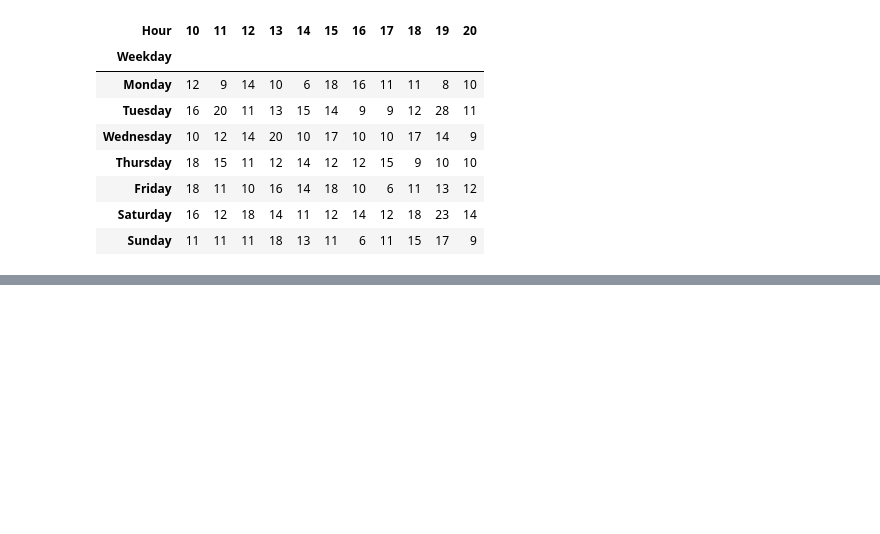
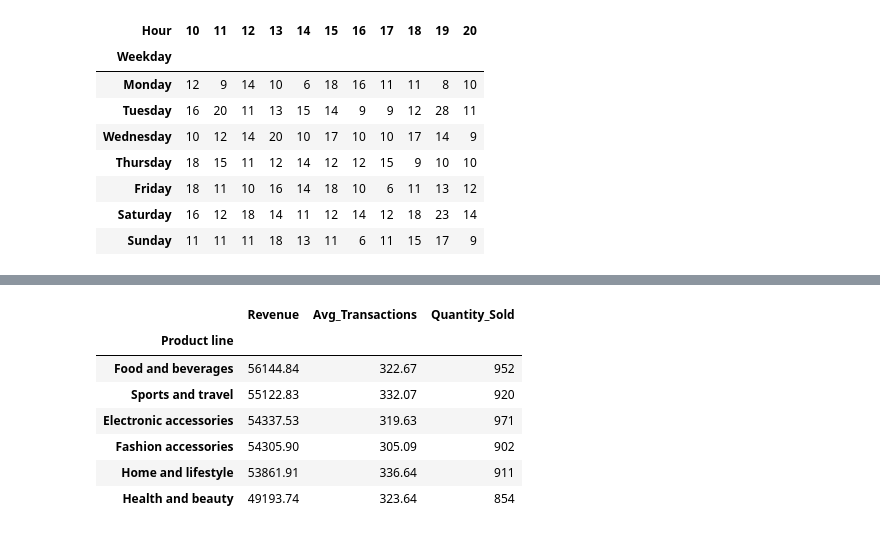
Before and after one commit to yarchi2k3/retail-analytics-dashboard, a Jupyter notebook: notebooks/retail_analysis.ipynb, the cells around one changed output, grey strips where cells are left out. Cells and saved outputs as stored; diff of their text form; code cells hidden in the pictures; blank space fills up the shorter version.

```diff
--- a/notebooks/retail_analysis.ipynb
+++ b/notebooks/retail_analysis.ipynb
@@ -218,0 +234,21 @@ df.groupby(["Weekday", "Hour"]).size().unstack(fill_value=0)
+# %%
+product_summary = (
+    df.groupby("Product line")
+    .agg(
+        Revenue=("Total", "sum"),
+        Avg_Transactions=("Total", "mean"),
+        Quantity_Sold=("Quantity", "sum")
+    )
+    .round(2)
+)
+
+product_summary.sort_values("Revenue", ascending=False)
+# %% [output]
+|  | Revenue | Avg_Transactions | Quantity_Sold |
+| Product line |  |  |  |
+| Food and beverages | 56144.84 | 322.67 | 952 |
+| Sports and travel | 55122.83 | 332.07 | 920 |
+| Electronic accessories | 54337.53 | 319.63 | 971 |
+| Fashion accessories | 54305.90 | 305.09 | 902 |
+| Home and lifestyle | 53861.91 | 336.64 | 911 |
+| Health and beauty | 49193.74 | 323.64 | 854 |
```
Also changed, not shown: parts of 11 cells of this notebook.
